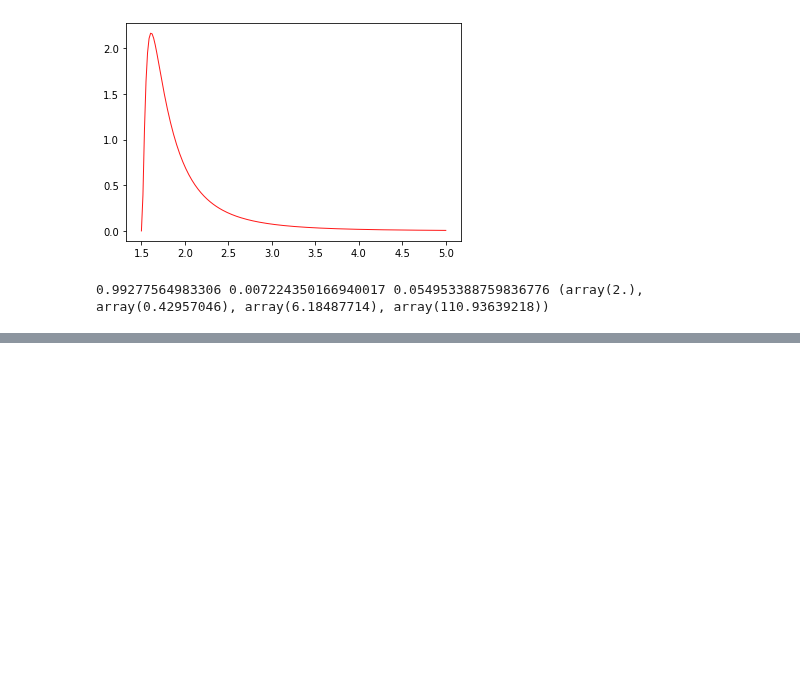
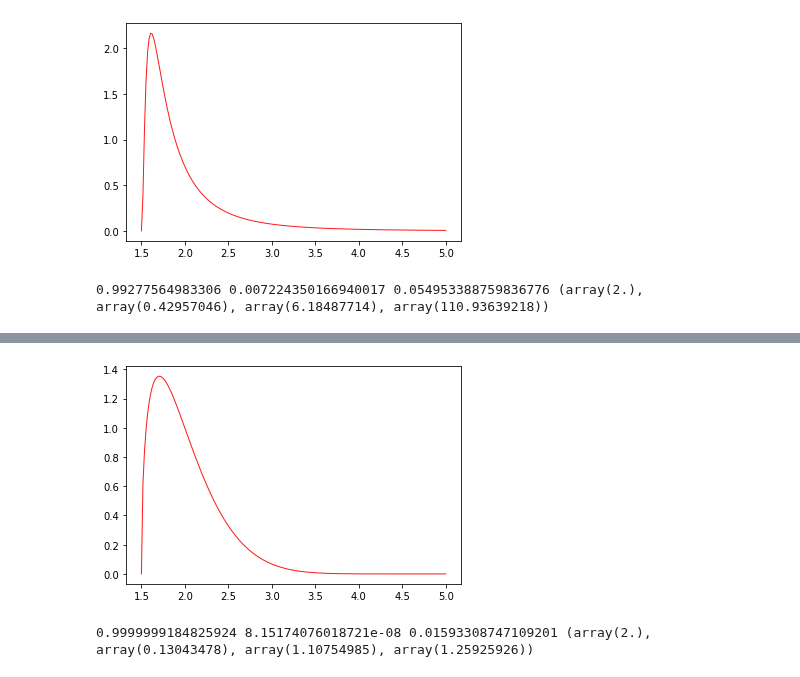
Before and after one commit to ihmeuw/vivarium_data_analysis, a Jupyter notebook: output_processing/gates_bep/2020_02_05c_distributions_for_rr.ipynb, the cells around one changed output, grey strips where cells are left out. Saved outputs shown, nothing was run; the diff lists cells and outputs as text; code cells hidden in the pictures; blank space fills up the shorter version.

Commit message:
add corrected Beta distribution and add documentation

```diff
--- a/output_processing/gates_bep/2020_02_05c_distributions_for_rr.ipynb
+++ b/output_processing/gates_bep/2020_02_05c_distributions_for_rr.ipynb
@@ -153,0 +204,25 @@ print(scipy.stats.lognorm.cdf(5, s, loc, scale),
+# %%
+mean = 2 # desired mean of shifted and scaled Beta distribution
+loc = 1.5 # location paramter is the left endpoint of the shifted distribution's support
+width = 5 - loc # upper bound - lower bound (= 3.5 if loc = 1.5)
+std_mean = (mean - loc)/width # "standardized" mean - of the un-shifted, un-scaled Beta distribution
+
+a = 1.5 # shape parameter a=alpha
+b = (1/std_mean - 1)*a # mean of Beta is mean = a/(a+b), so we can compute b=beta from mean and a=alpha
+scale = width # scale the Beta distribution by the width of the interval
+
+fig, ax = plt.subplots(1,1)
+
+x = np.linspace(loc, loc+width, 200)
+ax.plot(x, scipy.stats.beta.pdf(x, a, b, loc, scale), 'r-', lw=1, alpha=0.9, label='beta pdf')
+
+plt.show()
+# %% [output]
+[figure, added]
+# %%
+print(scipy.stats.beta.cdf(4.5, a, b, loc, scale),
+      scipy.stats.beta.sf(4.5, a, b, loc, scale),
+      scipy.stats.beta.sf(3, a, b, loc, scale),
+      scipy.stats.beta.stats(a, b, loc=loc, scale=scale, moments='mvsk'))
+# %% [output]
+0.9999999184825924 8.15174076018721e-08 0.01593308747109201 (array(2.), array(0.13043478), array(1.10754985), array(1.25925926))
```
Also changed, not shown: parts of 11 cells of this notebook.
